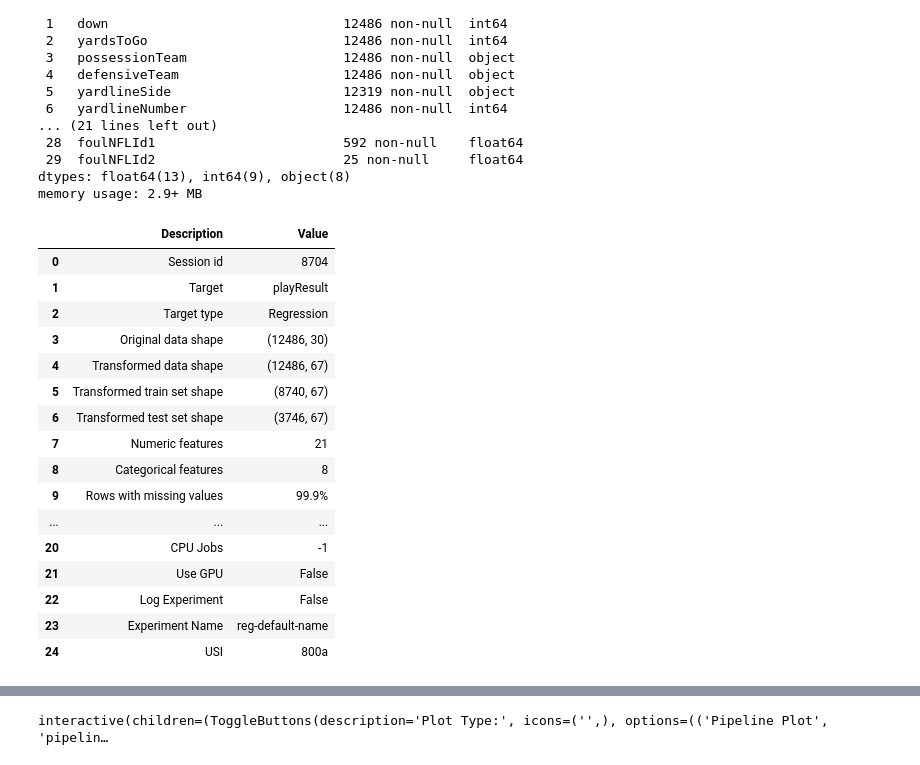
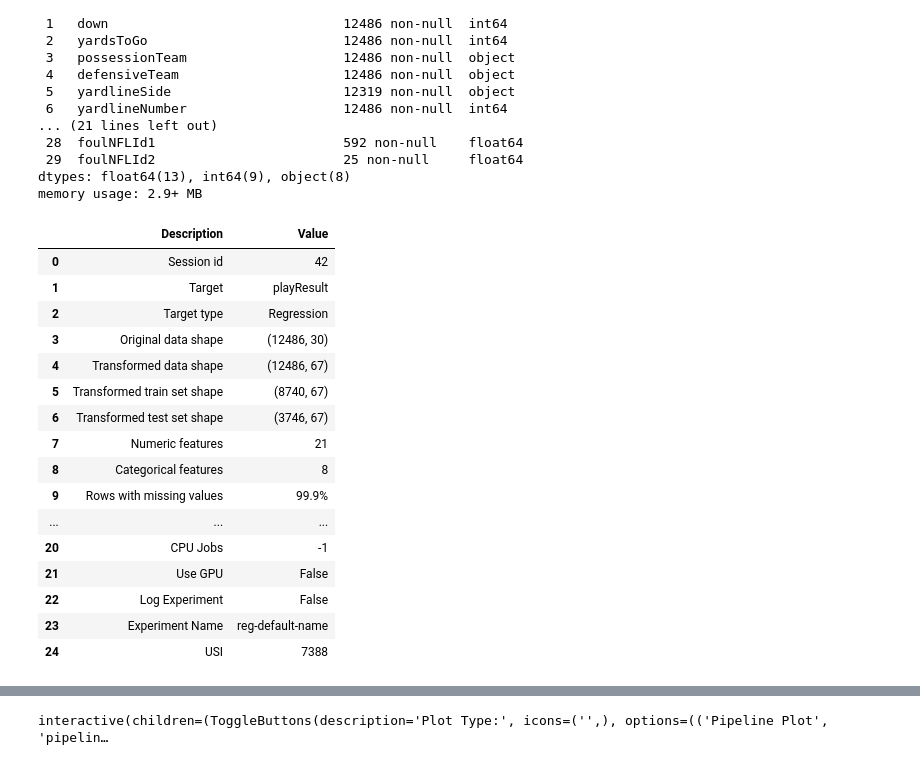
Before and after one commit to HimalKarkal/NFL, a Jupyter notebook: Predicting_Play_Result_With_Pycaret.ipynb, the cells around one changed output, grey strips where cells are left out. Drawn from its saved outputs; the diff is of its cells as text; code cells hidden in the pictures.

```diff
--- a/Predicting_Play_Result_With_Pycaret.ipynb
+++ b/Predicting_Play_Result_With_Pycaret.ipynb
@@ -86,10 +86,10 @@ memory usage: 2.9+ MB
 # %%
 from pycaret.regression import *
 
-s = setup(df, target = 'playResult', normalize = True)
+s = setup(df, target = 'playResult', normalize = True, session_id = 42)
 # %% [output]
 |  | Description | Value |
-| 0 | Session id | 8704 |
+| 0 | Session id | 42 |
 | 1 | Target | playResult |
 | 2 | Target type | Regression |
 | 3 | Original data shape | (12486, 30) |
@@ -104,7 +104,7 @@ s = setup(df, target = 'playResult', normalize = True)
 | 21 | Use GPU | False |
 | 22 | Log Experiment | False |
 | 23 | Experiment Name | reg-default-name |
-| 24 | USI | 800a |
+| 24 | USI | 7388 |
 # %%
 best = compare_models()
 # %% [output]
```
Also changed, not shown: parts of 4 cells of this notebook.
